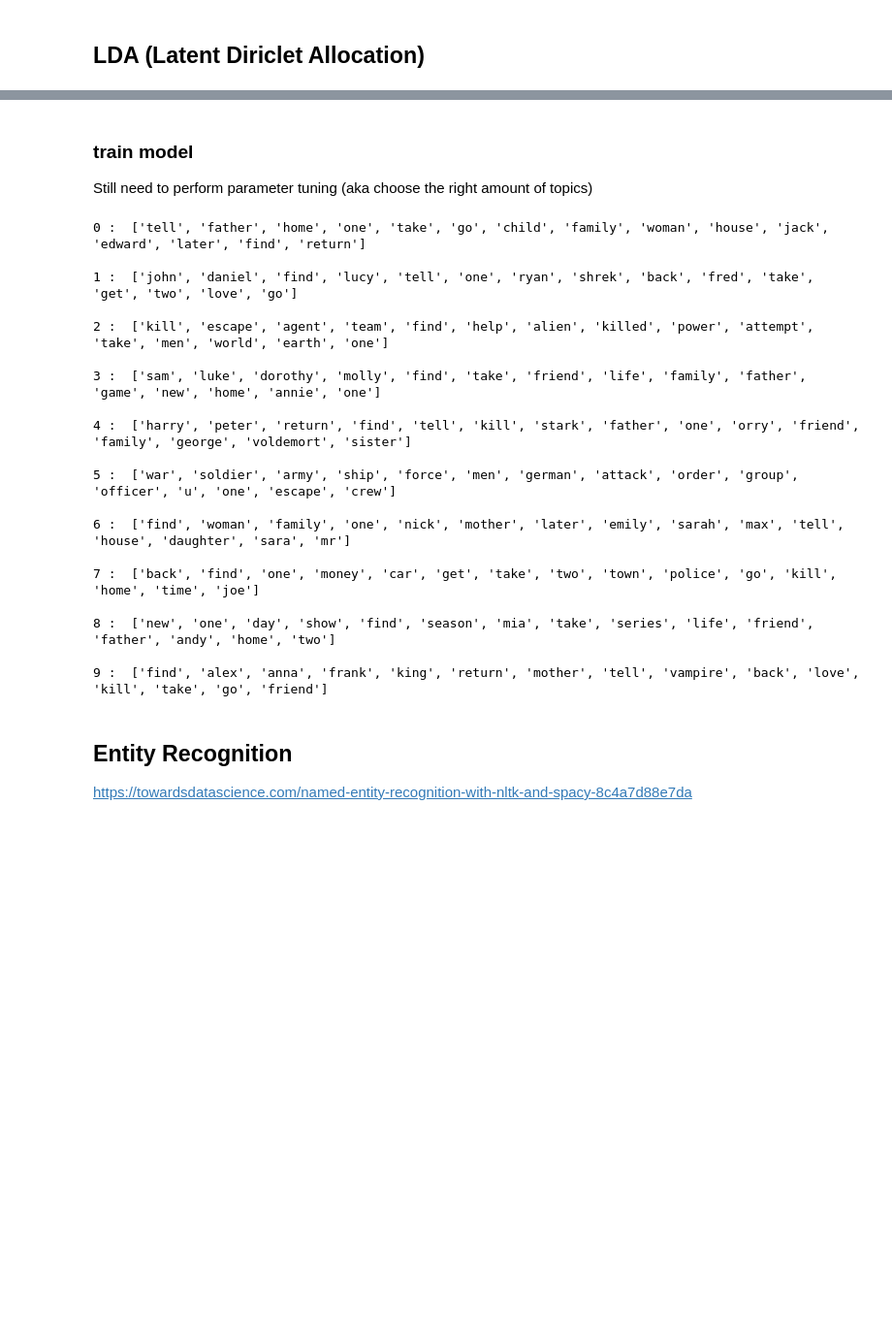
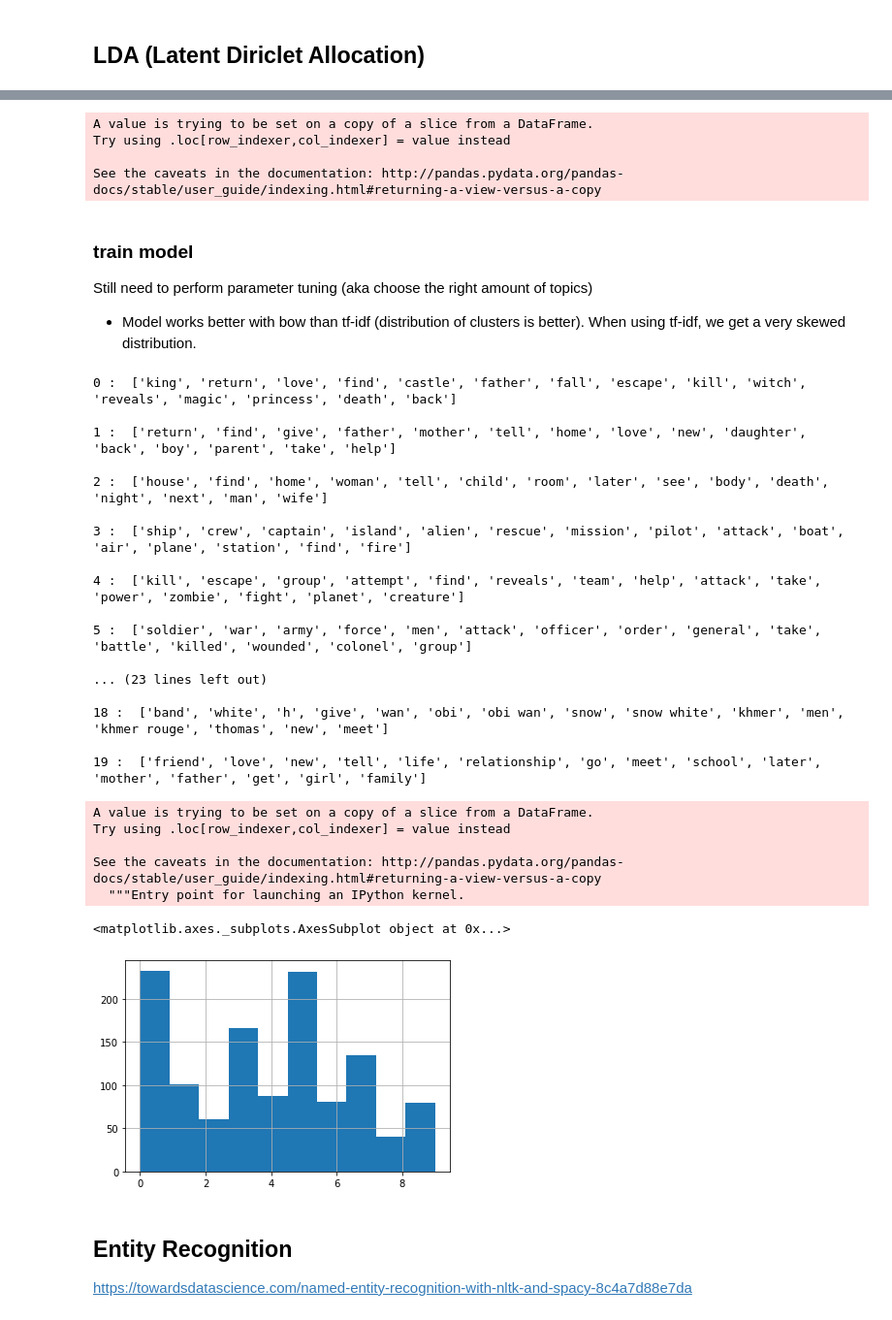
Before and after one commit to Ferch42/Text-Mining-2020-actor-suggestor, a Jupyter notebook: imdb_scraper.ipynb, the cells around one changed output, grey strips where cells are left out. Shown: that part at 97% size. Cells and saved outputs as stored; diff of their text form; code cells hidden in the pictures; blank space fills up the shorter version.

```diff
--- a/imdb_scraper.ipynb
+++ b/imdb_scraper.ipynb
@@ -244,9 +245,20 @@ from nltk.stem.wordnet import WordNetLemmatizer
 import re
 import pandas as pd
 from nltk.corpus import stopwords
-from sklearn.feature_extraction.text import TfidfVectorizer
+from sklearn.feature_extraction.text import TfidfTransformer
+import spacy
 
+
+nlp = spacy.load('en_core_web_sm')
 stop_words = stopwords.words("english")
+
+#filter out names through nerc
+def remove_names(text):
+    document = nlp(text)
+    ents = [e.text for e in document.ents if e.label_ != 'PERSON']
+    return " ".join([item.text for item in document if item.text not in ents])
+
+data['summary_no_names'] = data['summary_wiki'].apply(lambda x: remove_names(x))
 
 def tokenize(content):
     letters_only = re.sub("[^a-zA-Z]",
@@ -266,19 +278,30 @@ vectorizer = CountVectorizer(ngram_range = (1,2),
                              preprocessor = None,
                              max_features=5000)
 
-tfidf_vect =
+tfidf_vect = TfidfTransformer(use_idf=True)#, #ngram_range=(1, 2),
+#                                    lowercase=True, tokenizer=tokenize,
+#                                    preprocessor=None, max_features=10000)
+
 
 #bag of words
-bow = vectorizer.fit_transform(data['summary_wiki'])
+bow = vectorizer.fit_transform(data['summary_no_names'])
+
 # vectorizer.vocabulary_
+tfidf = tfidf_vect.fit_transform(bow)
+# %% [output]
+A value is trying to be set on a copy of a slice from a DataFrame.
+Try using .loc[row_indexer,col_indexer] = value instead
+
+See the caveats in the documentation: http://pandas.pydata.org/pandas-docs/stable/user_guide/indexing.html#returning-a-view-versus-a-copy
 # %% [markdown]
 ### train model
 Still need to perform parameter tuning (aka choose the right amount of topics)
+- Model works better with bow than tf-idf (distribution of clusters is better). When using tf-idf, we get a very skewed distribution.
 # %%
 from sklearn.decomposition import LatentDirichletAllocation
 import numpy as np
 
-nb_topics = 10
+nb_topics = 20
 lda = LatentDirichletAllocation(n_components=nb_topics, max_iter=20,
                                 learning_method='batch')
 document_topics = lda.fit_transform(bow)
@@ -309,25 +332,36 @@ lda_topics = print_topics(topics=range(nb_topics), feature_names=feature_names,
 for i in range(nb_topics):
     print(i,': ' ,lda_topics[i], '\n')
 # %% [output]
-0 :  ['tell', 'father', 'home', 'one', 'take', 'go', 'child', 'family', 'woman', 'house', 'jack', 'edward', 'later', 'find', 'return']
+0 :  ['king', 'return', 'love', 'find', 'castle', 'father', 'fall', 'escape', 'kill', 'witch', 'reveals', 'magic', 'princess', 'death', 'back']
 
-1 :  ['john', 'daniel', 'find', 'lucy', 'tell', 'one', 'ryan', 'shrek', 'back', 'fred', 'take', 'get', 'two', 'love', 'go']
+1 :  ['return', 'find', 'give', 'father', 'mother', 'tell', 'home', 'love', 'new', 'daughter', 'back', 'boy', 'parent', 'take', 'help']
 
-2 :  ['kill', 'escape', 'agent', 'team', 'find', 'help', 'alien', 'killed', 'power', 'attempt', 'take', 'men', 'world', 'earth', 'one']
+2 :  ['house', 'find', 'home', 'woman', 'tell', 'child', 'room', 'later', 'see', 'body', 'death', 'night', 'next', 'man', 'wife']
 
-3 :  ['sam', 'luke', 'dorothy', 'molly', 'find', 'take', 'friend', 'life', 'family', 'father', 'game', 'new', 'home', 'annie', 'one']
+3 :  ['ship', 'crew', 'captain', 'island', 'alien', 'rescue', 'mission', 'pilot', 'attack', 'boat', 'air', 'plane', 'station', 'find', 'fire']
 
-4 :  ['harry', 'peter', 'return', 'find', 'tell', 'kill', 'stark', 'father', 'one', 'orry', 'friend', 'family', 'george', 'voldemort', 'sister']
+4 :  ['kill', 'escape', 'group', 'attempt', 'find', 'reveals', 'team', 'help', 'attack', 'take', 'power', 'zombie', 'fight', 'planet', 'creature']
 
-5 :  ['war', 'soldier', 'army', 'ship', 'force', 'men', 'german', 'attack', 'order', 'group', 'officer', 'u', 'one', 'escape', 'crew']
+5 :  ['soldier', 'war', 'army', 'force', 'men', 'attack', 'officer', 'order', 'general', 'take', 'battle', 'killed', 'wounded', 'colonel', 'group']
 
-6 :  ['find', 'woman', 'family', 'one', 'nick', 'mother', 'later', 'emily', 'sarah', 'max', 'tell', 'house', 'daughter', 'sara', 'mr']
+... (23 lines left out)
 
-7 :  ['back', 'find', 'one', 'money', 'car', 'get', 'take', 'two', 'town', 'police', 'go', 'kill', 'home', 'time', 'joe']
+18 :  ['band', 'white', 'h', 'give', 'wan', 'obi', 'obi wan', 'snow', 'snow white', 'khmer', 'men', 'khmer rouge', 'thomas', 'new', 'meet']
 
-8 :  ['new', 'one', 'day', 'show', 'find', 'season', 'mia', 'take', 'series', 'life', 'friend', 'father', 'andy', 'home', 'two']
-
-9 :  ['find', 'alex', 'anna', 'frank', 'king', 'return', 'mother', 'tell', 'vampire', 'back', 'love', 'kill', 'take', 'go', 'friend']
+19 :  ['friend', 'love', 'new', 'tell', 'life', 'relationship', 'go', 'meet', 'school', 'later', 'mother', 'father', 'get', 'girl', 'family']
+# %%
+data['clusters'] = np.argmax(document_topics, axis=1)
+# %% [output]
+A value is trying to be set on a copy of a slice from a DataFrame.
+Try using .loc[row_indexer,col_indexer] = value instead
+
+See the caveats in the documentation: http://pandas.pydata.org/pandas-docs/stable/user_guide/indexing.html#returning-a-view-versus-a-copy
+  """Entry point for launching an IPython kernel.
+# %%
+data['clusters'].hist()
+# %% [output]
+<matplotlib.axes._subplots.AxesSubplot object at 0x...>
+[figure, added]
 # %% [markdown]
 ## Entity Recognition
 https://towardsdatascience.com/named-entity-recognition-with-nltk-and-spacy-8c4a7d88e7da
```
Also changed, not shown: parts of 4 cells of this notebook.
